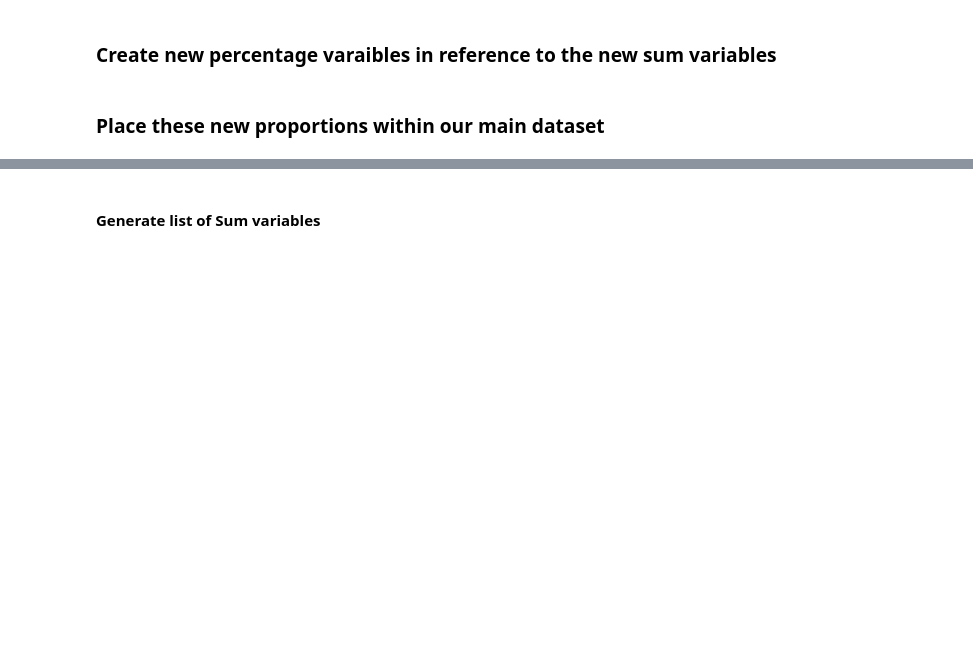
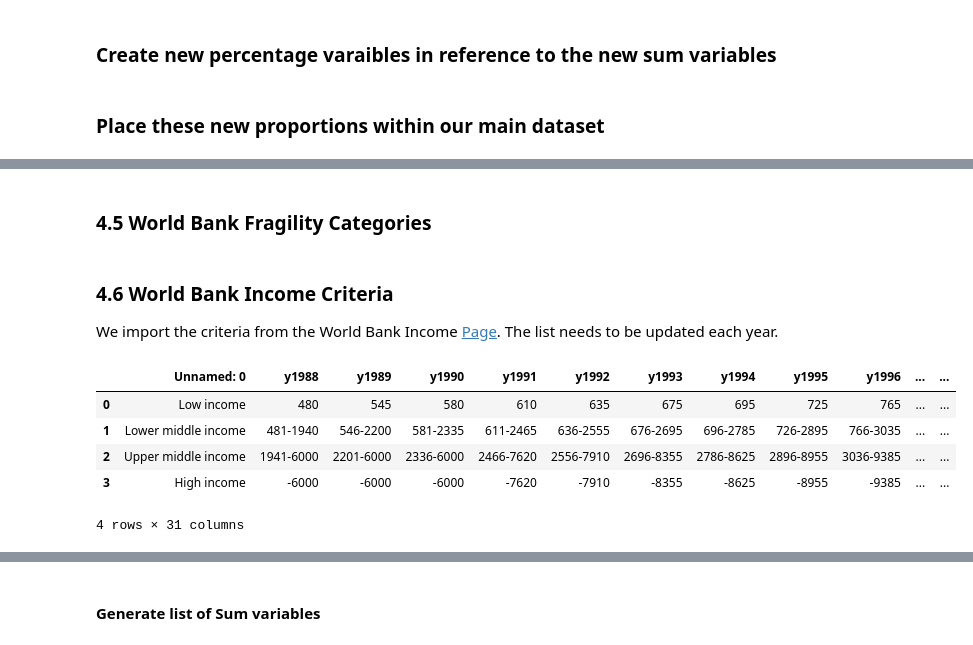
Before and after one commit to LightnerAndrew/SET-DataPortal, a Jupyter notebook: data-preparation/ODI-data-portal Data Preparation.ipynb, the cells around one changed output, grey strips where cells are left out. Drawn from its saved outputs; the diff is of its cells as text; code cells hidden in the pictures; blank space fills up the shorter version.

```diff
--- a/data-preparation/ODI-data-portal Data Preparation.ipynb
+++ b/data-preparation/ODI-data-portal Data Preparation.ipynb
@@ -1126,0 +1119,2 @@ WB['countryname'] = names[0]
+# %% [markdown]
+### 4.5 World Bank Fragility Categories
@@ -1126,0 +1156,16 @@ WB['countryname'] = names[0]
+# %% [markdown]
+### 4.6 World Bank Income Criteria
+
+We import the criteria from the World Bank Income [Page](http://blogs.worldbank.org/opendata/edutech/new-country-classifications-income-level-2017-2018). The list needs to be updated each year.
+# %%
+# import database of thresholds
+threshold = pd.read_csv('./Datasets/WBincome.csv')
+# %%
+threshold
+# %% [output]
+|  | Unnamed: 0 | y1988 | y1989 | y1990 | y1991 | y1992 | y1993 | y1994 | y1995 | y1996 | ... | ... |
+| 0 | Low income | 480 | 545 | 580 | 610 | 635 | 675 | 695 | 725 | 765 | ... | ... |
+| 1 | Lower middle income | 481-1940 | 546-2200 | 581-2335 | 611-2465 | 636-2555 | 676-2695 | 696-2785 | 726-2895 | 766-3035 | ... | ... |
+| 2 | Upper middle income | 1941-6000 | 2201-6000 | 2336-6000 | 2466-7620 | 2556-7910 | 2696-8355 | 2786-8625 | 2896-8955 | 3036-9385 | ... | ... |
+| 3 | High income | -6000 | -6000 | -6000 | -7620 | -7910 | -8355 | -8625 | -8955 | -9385 | ... | ... |
+4 rows × 31 columns
```
Also changed, not shown: parts of 96 cells of this notebook, 5 other files.
